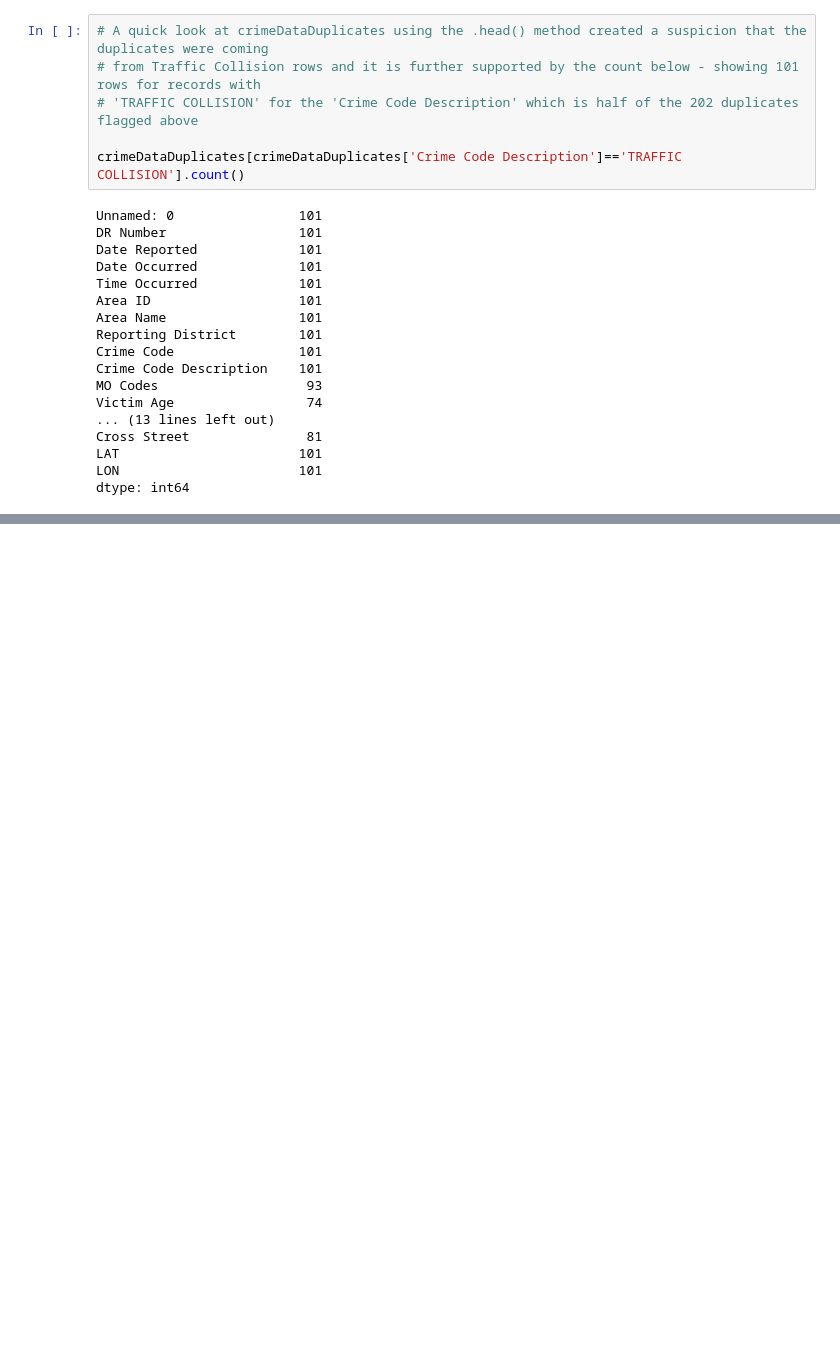
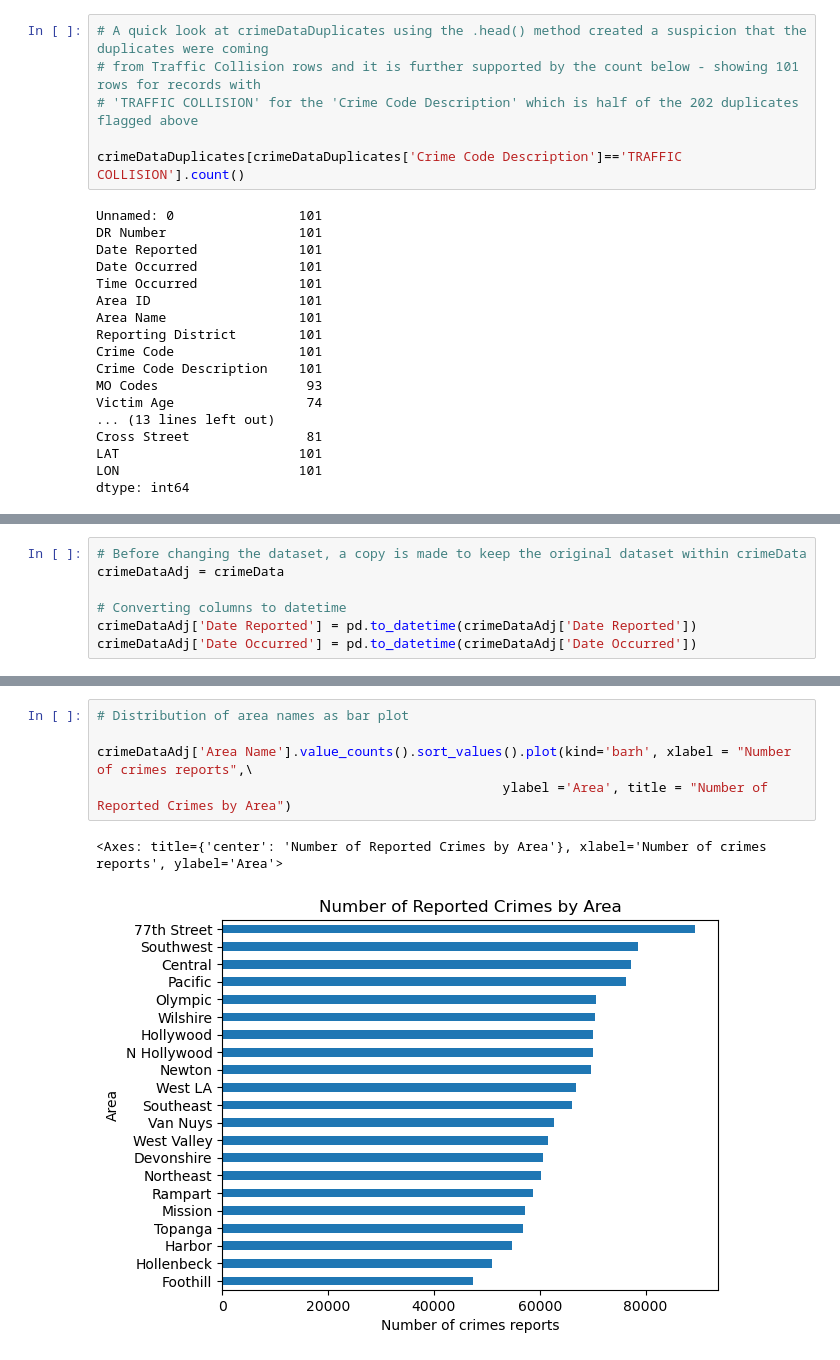
Before and after one commit to OCD0505/Springboard-Capstone-Project-Two, a Jupyter notebook: notebooks/1.0-faa-data-wrangling-initial-exploration-cleaning .ipynb, the cells around one changed output, grey strips where cells are left out. Drawn from its saved outputs; the diff is of its cells as text; blank space fills up the shorter version.

```diff
--- a/notebooks/1.0-faa-data-wrangling-initial-exploration-cleaning .ipynb
+++ b/notebooks/1.0-faa-data-wrangling-initial-exploration-cleaning .ipynb
@@ -286,0 +293,7 @@ Finally, all traffic-related duplicates can be dropped.
+# %%
+# Before changing the dataset, a copy is made to keep the original dataset within crimeData
+crimeDataAdj = crimeData
+
+# Converting columns to datetime
+crimeDataAdj['Date Reported'] = pd.to_datetime(crimeDataAdj['Date Reported'])
+crimeDataAdj['Date Occurred'] = pd.to_datetime(crimeDataAdj['Date Occurred'])
@@ -286,0 +316,8 @@ Finally, all traffic-related duplicates can be dropped.
+# %%
+# Distribution of area names as bar plot
+
+crimeDataAdj['Area Name'].value_counts().sort_values().plot(kind='barh', xlabel = "Number of crimes reports",\
+                                                    ylabel ='Area', title = "Number of Reported Crimes by Area")
+# %% [output]
+<Axes: title={'center': 'Number of Reported Crimes by Area'}, xlabel='Number of crimes reports', ylabel='Area'>
+[figure, added]
```
Also changed, not shown: parts of 45 cells of this notebook.
